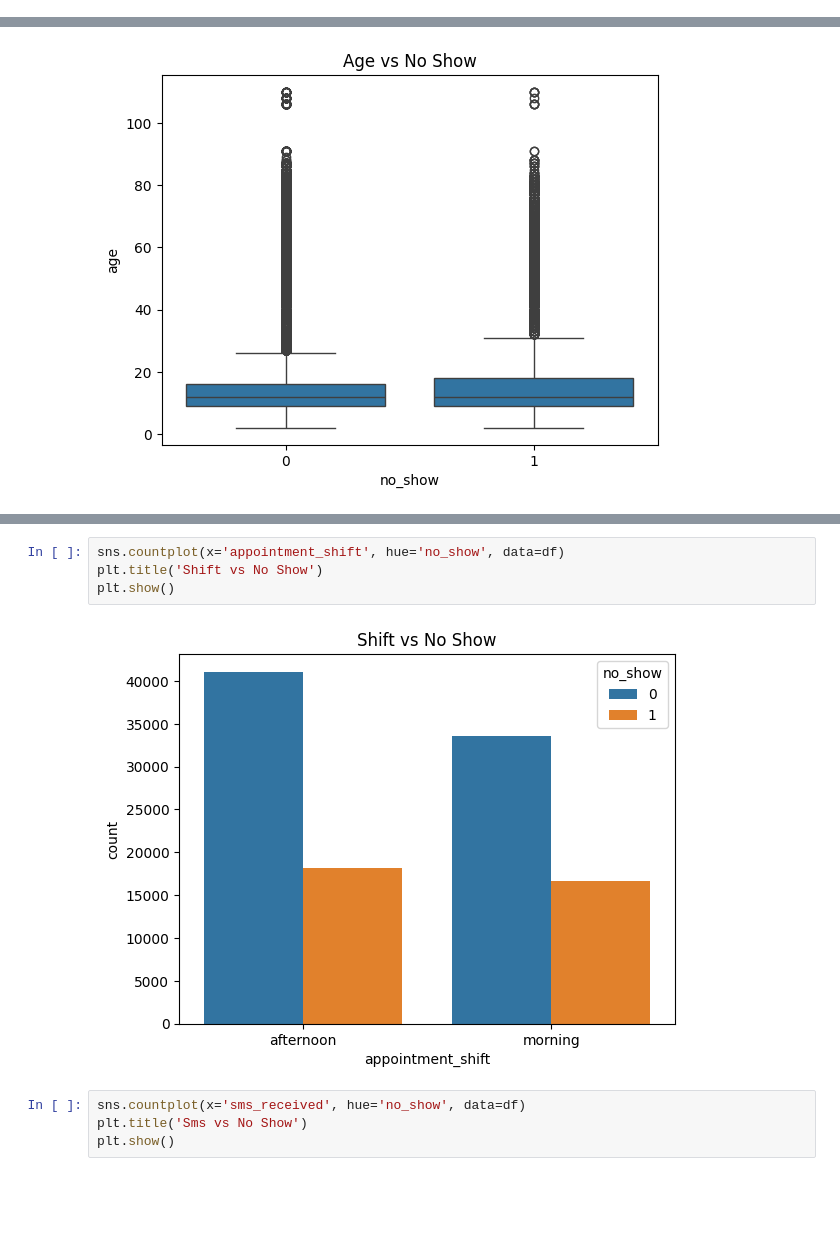
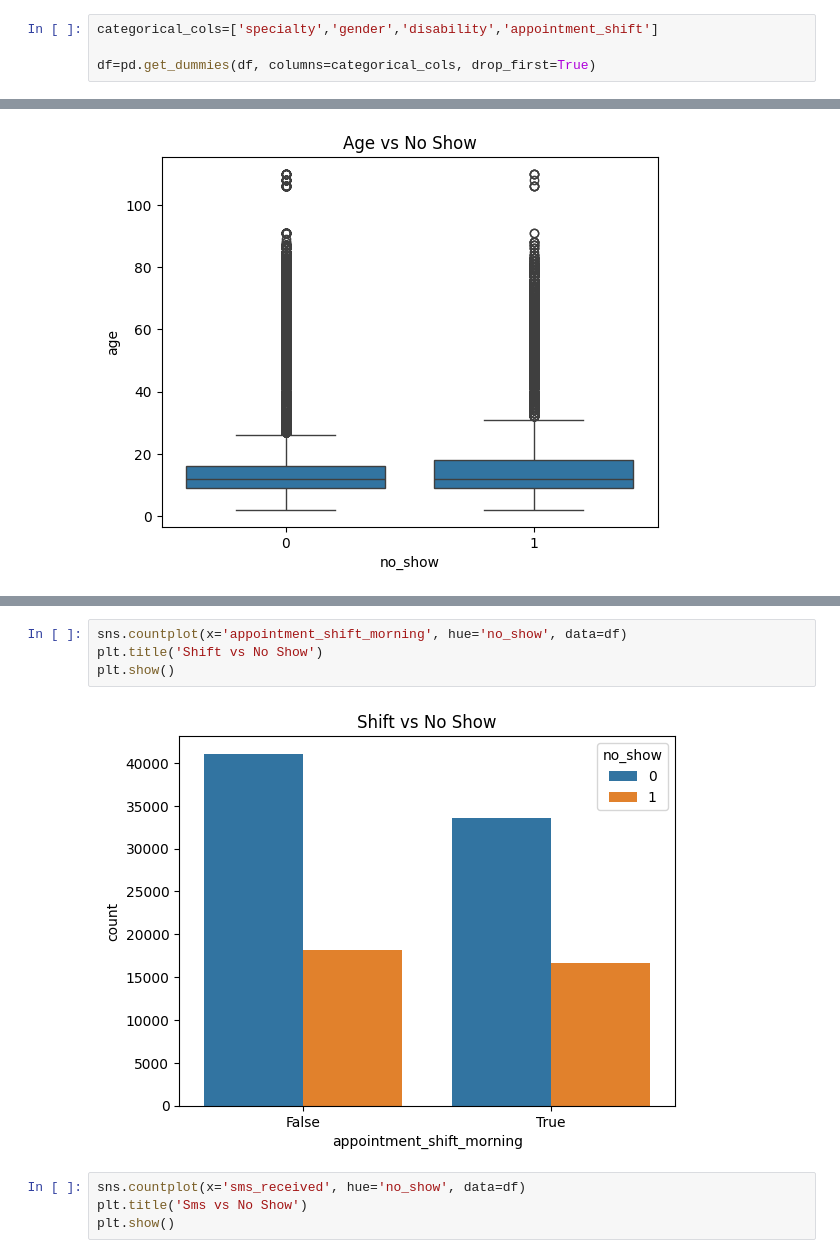
Before and after one commit to joeldutt7/medical-no-show-prediction, a Jupyter notebook: notebooks/01_data_understanding.ipynb, the cells around one changed output, grey strips where cells are left out. Drawn from its saved outputs; the diff is of its cells as text; blank space fills up the shorter version.

```diff
--- a/notebooks/01_data_understanding.ipynb
+++ b/notebooks/01_data_understanding.ipynb
@@ -108,3 +116,7 @@ for col in weather_cols:
+# %%
+categorical_cols=['specialty','gender','disability','appointment_shift']
+
+df=pd.get_dummies(df, columns=categorical_cols, drop_first=True)
 # %%
 df.isnull().sum()
 # %% [output]
@@ -156,9 +198,9 @@ plt.show()
 # %%
-sns.countplot(x='appointment_shift', hue='no_show', data=df)
+sns.countplot(x='appointment_shift_morning', hue='no_show', data=df)
 plt.title('Shift vs No Show')
 plt.show()
 # %% [output]
-[figure, old version]
+[figure, new version]
 # %%
 sns.countplot(x='sms_received', hue='no_show', data=df)
 plt.title('Sms vs No Show')
```
Also changed, not shown: parts of 40 cells of this notebook, 4 other files.
